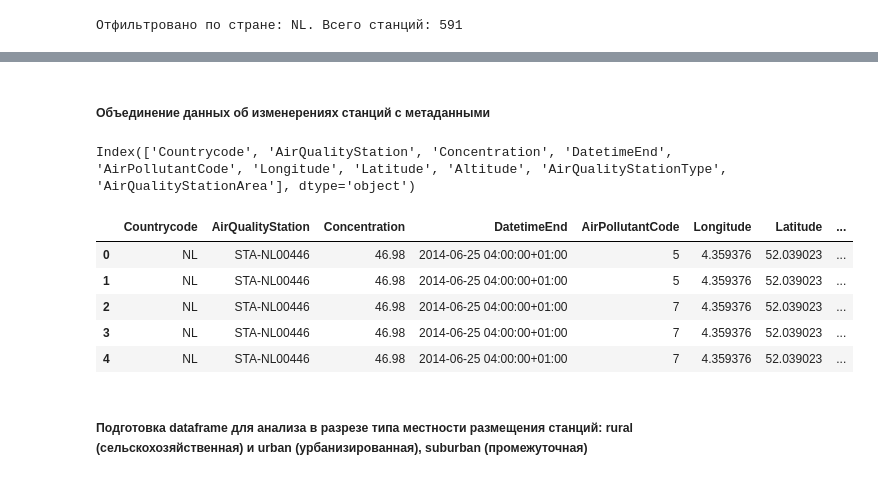
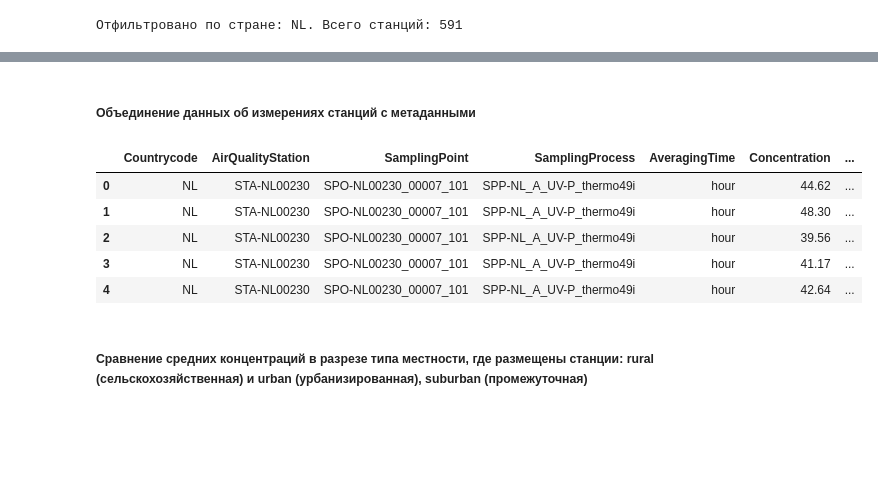
Before and after one commit to AlexandraNasonova/air_pollution_predict, a Jupyter notebook: airpollpredictor/eda/aqeda.ipynb, the cells around one changed output, grey strips where cells are left out. Cells and saved outputs as stored; diff of their text form; code cells hidden in the pictures; blank space fills up the shorter version.

```diff
--- a/airpollpredictor/eda/aqeda.ipynb
+++ b/airpollpredictor/eda/aqeda.ipynb
@@ -335 +464,7 @@ See the caveats in the documentation: https://pandas.pydata.org/pandas-docs/stab
+# %%
+if flag_data_clean_up:
+    for i in range(len(POL_CODES)):
+        if df_df_days[i] is None:
+            continue
+        df_list[i] = pd.concat([df_list[i], get_hour_columns(df_df_days[i])], axis=0, ignore_index=True)
 # %% [markdown]
@@ -337,3 +472,3 @@ See the caveats in the documentation: https://pandas.pydata.org/pandas-docs/stab
 # %%
 for i in range(len(POL_CODES)):
-    df_list[i] = df_list[i].drop(columns= ['Verification', 'Validity', 'UnitOfMeasurement', 'DatetimeBegin'])
+    df_list[i] = df_list[i].drop(columns= ['Verification', 'Validity', 'UnitOfMeasurement', 'AveragingTime', 'SamplingPoint'])
@@ -351,5 +477,6 @@ df_list[0].head()
 # %%
 for i in range(len(POL_CODES)):
+    df_list[i].sort_values(["AirQualityStation", "DatetimeEnd"], ascending = True, inplace=True)
     df_list[i].reset_index(drop=True, inplace=True)
 df_list[0].head()
 # %% [output]
@@ -563,7 +708,0 @@ df_ts.head()
-# %%
-#fig, axs = plt.subplots(len(POL_CODES), figsize=(25, 7 * len(POL_CODES)))
-for i in range(len(POL_CODES)):
-    pol = POL_NAMES[POL_CODES[i]]
-    #.plot(x='DatetimeEnd', xlabel="Date", ylabel="Concentration", title=pol_code, y=pol_code, figsize=(21,7), ax=plt.gca())
-    df_ts.plot(x='DatetimeEnd', xlabel="Date", ylabel="Concentration", title=pol,  y=pol, c='tab:blue', figsize=(21,7), ax=plt.gca())
-    plt.show()
@@ -643,17 +785,15 @@ if country_code is not None and len(country_code) > 0:
 # %% [markdown]
-##### Объединение данных об изменерениях станций с метаданными
+##### Объединение данных об измерениях станций с метаданными
 # %%
 for i in range(len(POL_CODES)):
-    df_list[i] = pd.merge(df_list[i], mdf, how='left', left_on=['Countrycode', 'AirQualityStation'], right_on=['Countrycode', 'AirQualityStation'])
-display(df_list[0].columns)
+    df_list[i] = pd.merge(df_list[i], mdf, how='left', left_on=['Countrycode', 'AirQualityStation', 'SamplingProcess'], right_on=['Countrycode', 'AirQualityStation', 'SamplingProces'])
 df_list[0].head()
 # %% [output]
-Index(['Countrycode', 'AirQualityStation', 'Concentration', 'DatetimeEnd', 'AirPollutantCode', 'Longitude', 'Latitude', 'Altitude', 'AirQualityStationType', 'AirQualityStationArea'], dtype='object')
-|  | Countrycode | AirQualityStation | Concentration | DatetimeEnd | AirPollutantCode | Longitude | Latitude | ... |
-| 0 | NL | STA-NL00446 | 46.98 | 2014-06-25 04:00:00+01:00 | 5 | 4.359376 | 52.039023 | ... |
-| 1 | NL | STA-NL00446 | 46.98 | 2014-06-25 04:00:00+01:00 | 5 | 4.359376 | 52.039023 | ... |
-| 2 | NL | STA-NL00446 | 46.98 | 2014-06-25 04:00:00+01:00 | 7 | 4.359376 | 52.039023 | ... |
-| 3 | NL | STA-NL00446 | 46.98 | 2014-06-25 04:00:00+01:00 | 7 | 4.359376 | 52.039023 | ... |
-| 4 | NL | STA-NL00446 | 46.98 | 2014-06-25 04:00:00+01:00 | 7 | 4.359376 | 52.039023 | ... |
+|  | Countrycode | AirQualityStation | SamplingPoint | SamplingProcess | AveragingTime | Concentration | ... |
+| 0 | NL | STA-NL00230 | SPO-NL00230_00007_101 | SPP-NL_A_UV-P_thermo49i | hour | 44.62 | ... |
+| 1 | NL | STA-NL00230 | SPO-NL00230_00007_101 | SPP-NL_A_UV-P_thermo49i | hour | 48.30 | ... |
+| 2 | NL | STA-NL00230 | SPO-NL00230_00007_101 | SPP-NL_A_UV-P_thermo49i | hour | 39.56 | ... |
+| 3 | NL | STA-NL00230 | SPO-NL00230_00007_101 | SPP-NL_A_UV-P_thermo49i | hour | 41.17 | ... |
+| 4 | NL | STA-NL00230 | SPO-NL00230_00007_101 | SPP-NL_A_UV-P_thermo49i | hour | 42.64 | ... |
 # %% [markdown]
-##### Подготовка dataframe для анализа в разрезе типа местности размещения станций: rural (сельскохозяйственная) и urban (урбанизированная), suburban (промежуточная)
+##### Сравнение средних концентраций в разрезе типа местности, где размещены станции: rural (сельскохозяйственная) и urban (урбанизированная), suburban (промежуточная)
```
Also changed, not shown: parts of 79 cells of this notebook.
